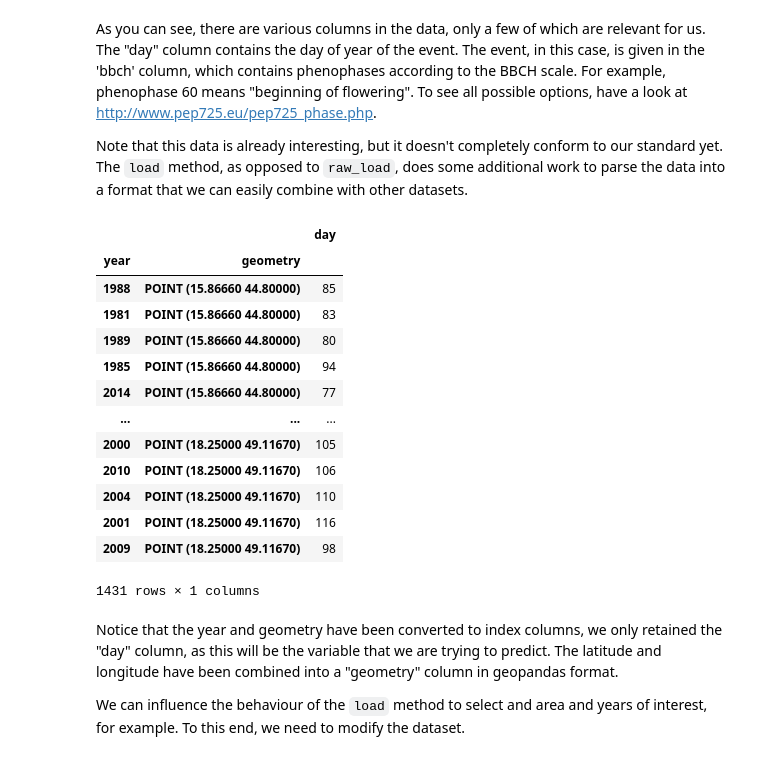
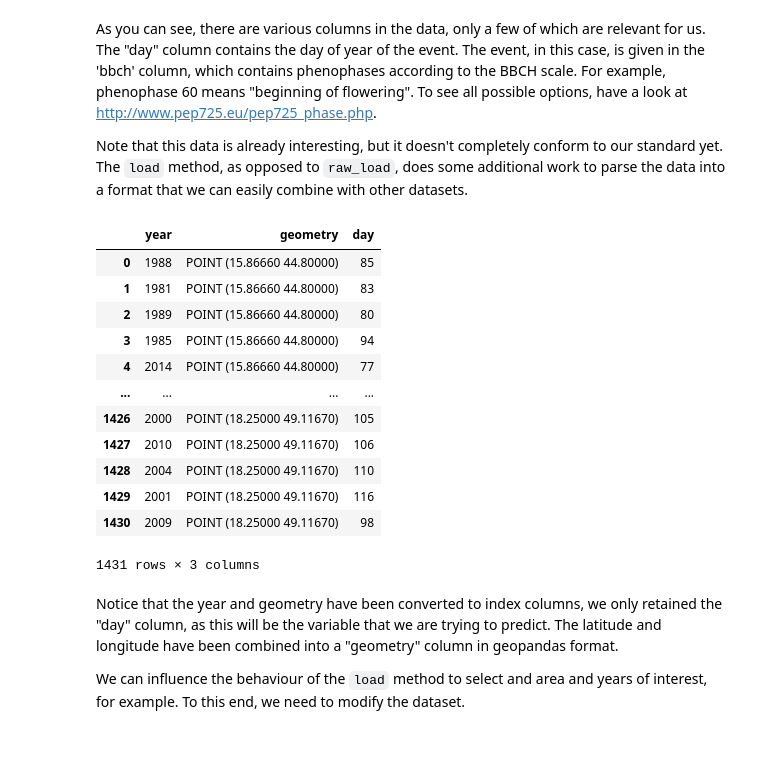
Before and after one commit to phenology/springtime, a Jupyter notebook: data.ipynb, the cells around one changed output. Drawn from its saved outputs; the diff is of its cells as text; code cells hidden in the pictures.

```diff
--- a/data.ipynb
+++ b/data.ipynb
@@ -95,22 +96,21 @@ As you can see, there are various columns in the data, only a few of which are r
 
 Note that this data is already interesting, but it doesn't completely conform to our standard yet. The `load` method, as opposed to `raw_load`, does some additional work to parse the data into a format that we can easily combine with other datasets.
 # %%
-dataset.load()
+dataset.load().reset_index(drop=True)
 # %% [output]
-|  |  | day |
-| year | geometry |  |
-| 1988 | POINT (15.86660 44.80000) | 85 |
-| 1981 | POINT (15.86660 44.80000) | 83 |
-| 1989 | POINT (15.86660 44.80000) | 80 |
-| 1985 | POINT (15.86660 44.80000) | 94 |
-| 2014 | POINT (15.86660 44.80000) | 77 |
-| ... | ... | ... |
-| 2000 | POINT (18.25000 49.11670) | 105 |
-| 2010 | POINT (18.25000 49.11670) | 106 |
-| 2004 | POINT (18.25000 49.11670) | 110 |
-| 2001 | POINT (18.25000 49.11670) | 116 |
-| 2009 | POINT (18.25000 49.11670) | 98 |
+|  | year | geometry | day |
+| 0 | 1988 | POINT (15.86660 44.80000) | 85 |
+| 1 | 1981 | POINT (15.86660 44.80000) | 83 |
+| 2 | 1989 | POINT (15.86660 44.80000) | 80 |
+| 3 | 1985 | POINT (15.86660 44.80000) | 94 |
+| 4 | 2014 | POINT (15.86660 44.80000) | 77 |
+| ... | ... | ... | ... |
+| 1426 | 2000 | POINT (18.25000 49.11670) | 105 |
+| 1427 | 2010 | POINT (18.25000 49.11670) | 106 |
+| 1428 | 2004 | POINT (18.25000 49.11670) | 110 |
+| 1429 | 2001 | POINT (18.25000 49.11670) | 116 |
+| 1430 | 2009 | POINT (18.25000 49.11670) | 98 |
-1431 rows × 1 columns
+1431 rows × 3 columns
 # %% [markdown]
 Notice that the year and geometry have been converted to index columns, we only
 retained the "day" column, as this will be the variable that we are trying to
```
Also changed, not shown: parts of 28 cells of this notebook, 3 other files.
